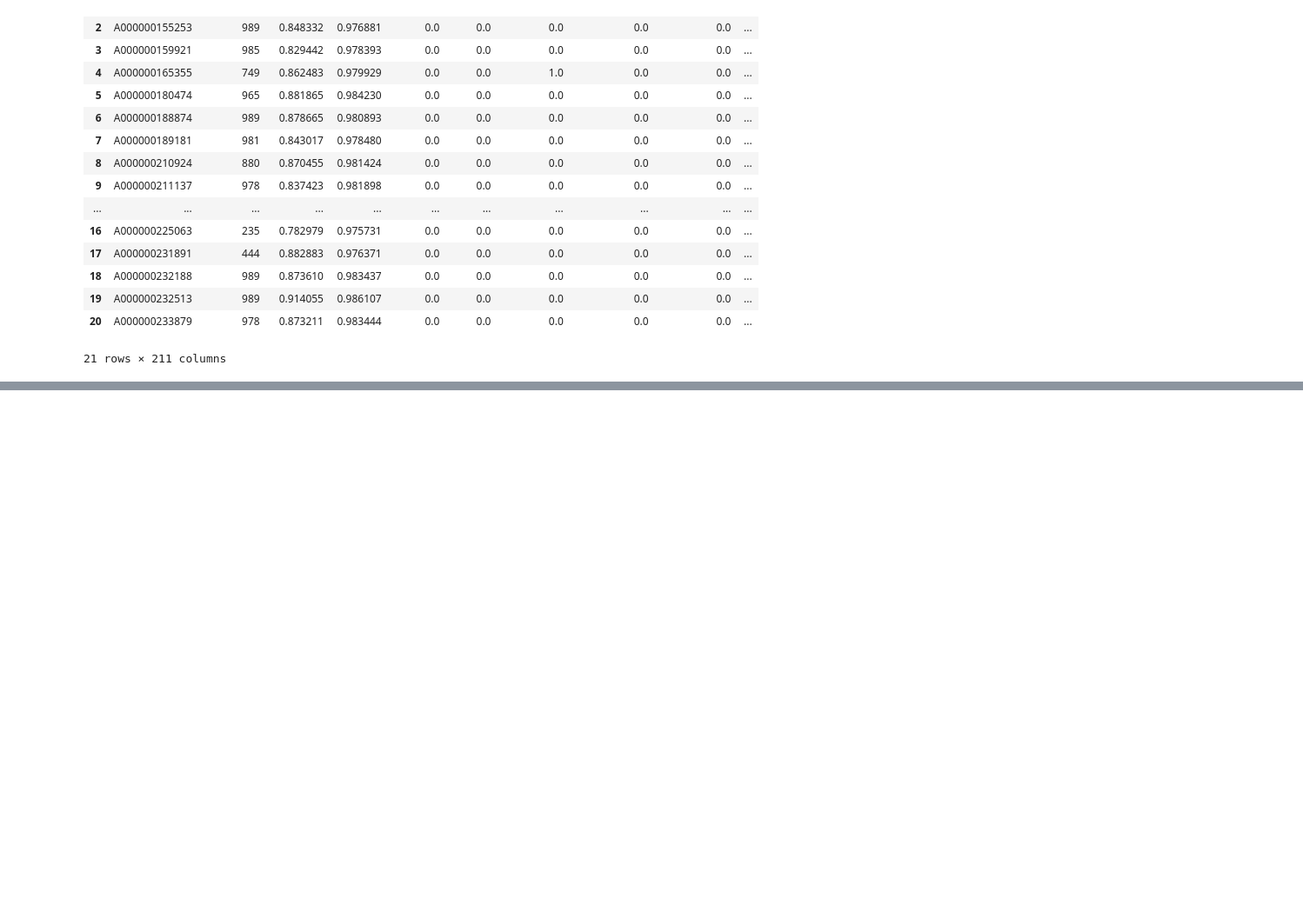
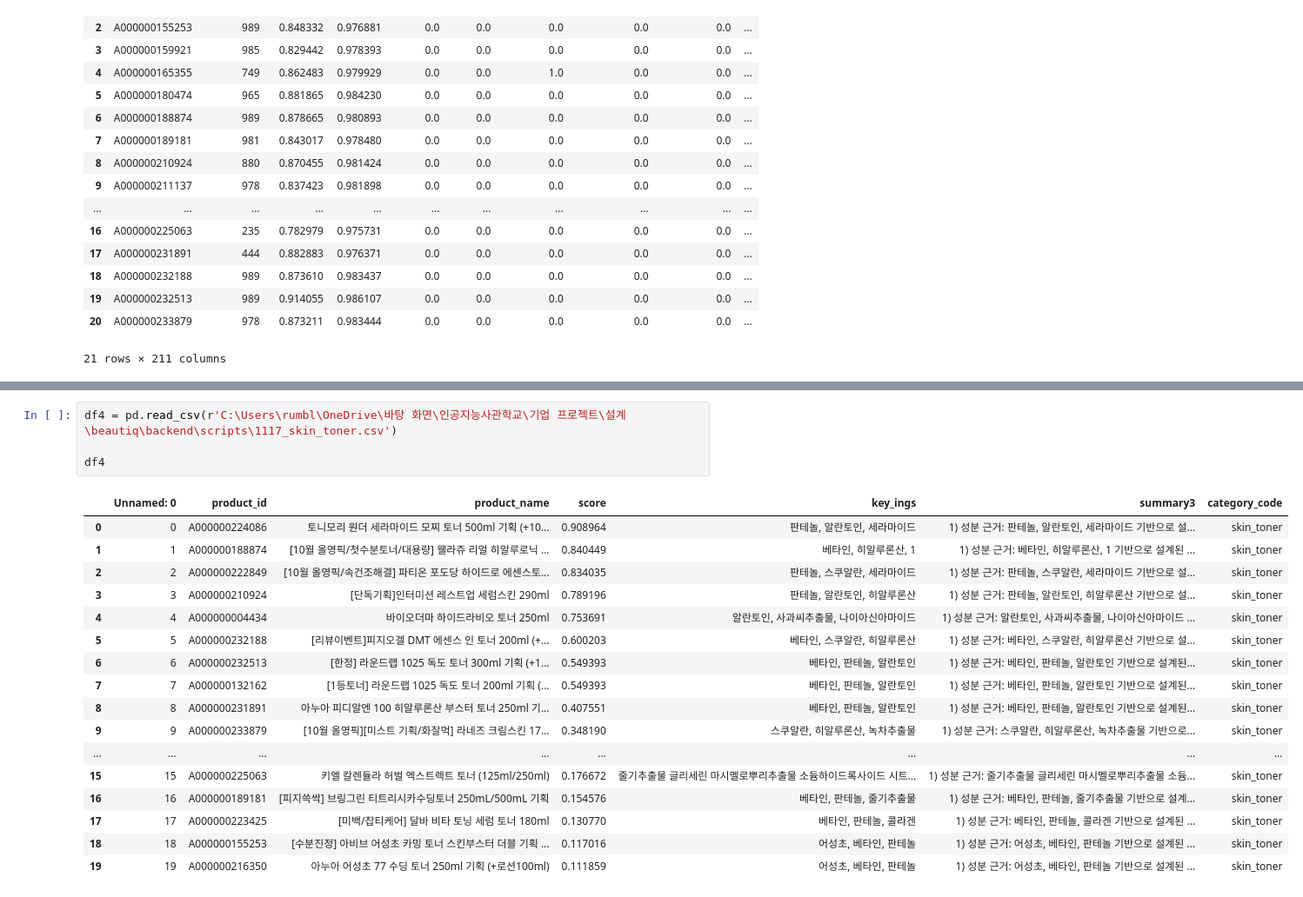
Before and after one commit to gjaischool43/BEAUTIQ, a Jupyter notebook: 123.ipynb, the cells around one changed output, grey strips where cells are left out. Shown: that part at 87% size. Drawn from its saved outputs; the diff is of its cells as text; blank space fills up the shorter version.

```diff
--- a/123.ipynb
+++ b/123.ipynb
@@ -25,0 +49,22 @@ df
+# %%
+df4 = pd.read_csv(r'C:\Users\rumbl\OneDrive\바탕 화면\인공지능사관학교\기업 프로젝트\설계\beautiq\backend\scripts\1117_skin_toner.csv')
+
+df4
+# %% [output]
+|  | Unnamed: 0 | product_id | product_name | score | key_ings | summary3 | category_code |
+| 0 | 0 | A000000224086 | 토니모리 원더 세라마이드 모찌 토너 500ml 기획 (+10... | 0.908964 | 판테놀, 알란토인, 세라마이드 | 1) 성분 근거: 판테놀, 알란토인, 세라마이드 기반으로 설... | skin_toner |
+| 1 | 1 | A000000188874 | [10월 올영픽/첫수분토너/대용량] 웰라쥬 리얼 히알루로닉 ... | 0.840449 | 베타인, 히알루론산, 1 | 1) 성분 근거: 베타인, 히알루론산, 1 기반으로 설계된 ... | skin_toner |
+| 2 | 2 | A000000222849 | [10월 올영픽/속건조해결] 파티온 포도당 하이드로 에센스토... | 0.834035 | 판테놀, 스쿠알란, 세라마이드 | 1) 성분 근거: 판테놀, 스쿠알란, 세라마이드 기반으로 설... | skin_toner |
+| 3 | 3 | A000000210924 | [단독기획]인터미션 레스트업 세럼스킨 290ml | 0.789196 | 판테놀, 알란토인, 히알루론산 | 1) 성분 근거: 판테놀, 알란토인, 히알루론산 기반으로 설... | skin_toner |
+| 4 | 4 | A000000004434 | 바이오더마 하이드라비오 토너 250ml | 0.753691 | 알란토인, 사과씨추출물, 나이아신아마이드 | 1) 성분 근거: 알란토인, 사과씨추출물, 나이아신아마이드 ... | skin_toner |
+| 5 | 5 | A000000232188 | [리뷰이벤트]피지오겔 DMT 에센스 인 토너 200ml (+... | 0.600203 | 베타인, 스쿠알란, 히알루론산 | 1) 성분 근거: 베타인, 스쿠알란, 히알루론산 기반으로 설... | skin_toner |
+| 6 | 6 | A000000232513 | [한정] 라운드랩 1025 독도 토너 300ml 기획 (+1... | 0.549393 | 베타인, 판테놀, 알란토인 | 1) 성분 근거: 베타인, 판테놀, 알란토인 기반으로 설계된... | skin_toner |
+| 7 | 7 | A000000132162 | [1등토너] 라운드랩 1025 독도 토너 200ml 기획 (... | 0.549393 | 베타인, 판테놀, 알란토인 | 1) 성분 근거: 베타인, 판테놀, 알란토인 기반으로 설계된... | skin_toner |
+| 8 | 8 | A000000231891 | 아누아 피디알엔 100 히알루론산 부스터 토너 250ml 기... | 0.407551 | 베타인, 판테놀, 알란토인 | 1) 성분 근거: 베타인, 판테놀, 알란토인 기반으로 설계된... | skin_toner |
+| 9 | 9 | A000000233879 | [10월 올영픽][미스트 기획/화잘먹] 라네즈 크림스킨 17... | 0.348190 | 스쿠알란, 히알루론산, 녹차추출물 | 1) 성분 근거: 스쿠알란, 히알루론산, 녹차추출물 기반으로... | skin_toner |
+| ... | ... | ... | ... | ... | ... | ... | ... |
+| 15 | 15 | A000000225063 | 키엘 칼렌듈라 허벌 엑스트렉트 토너 (125ml/250ml) | 0.176672 | 줄기추출물 글리세린 마시멜로뿌리추출물 소듐하이드록사이드 시트... | 1) 성분 근거: 줄기추출물 글리세린 마시멜로뿌리추출물 소듐... | skin_toner |
+| 16 | 16 | A000000189181 | [피지쓱싹] 브링그린 티트리시카수딩토너 250mL/500mL 기획 | 0.154576 | 베타인, 판테놀, 줄기추출물 | 1) 성분 근거: 베타인, 판테놀, 줄기추출물 기반으로 설계... | skin_toner |
+| 17 | 17 | A000000223425 | [미백/잡티케어] 달바 비타 토닝 세럼 토너 180ml | 0.130770 | 베타인, 판테놀, 콜라겐 | 1) 성분 근거: 베타인, 판테놀, 콜라겐 기반으로 설계된 ... | skin_toner |
+| 18 | 18 | A000000155253 | [수분진정] 아비브 어성초 카밍 토너 스킨부스터 더블 기획 ... | 0.117016 | 어성초, 베타인, 판테놀 | 1) 성분 근거: 어성초, 베타인, 판테놀 기반으로 설계된 ... | skin_toner |
+| 19 | 19 | A000000216350 | 아누아 어성초 77 수딩 토너 250ml 기획 (+로션100ml) | 0.111859 | 어성초, 베타인, 판테놀 | 1) 성분 근거: 어성초, 베타인, 판테놀 기반으로 설계된 ... | skin_toner |
```
Also changed, not shown: parts of 1 cell of this notebook, 12 other files.
